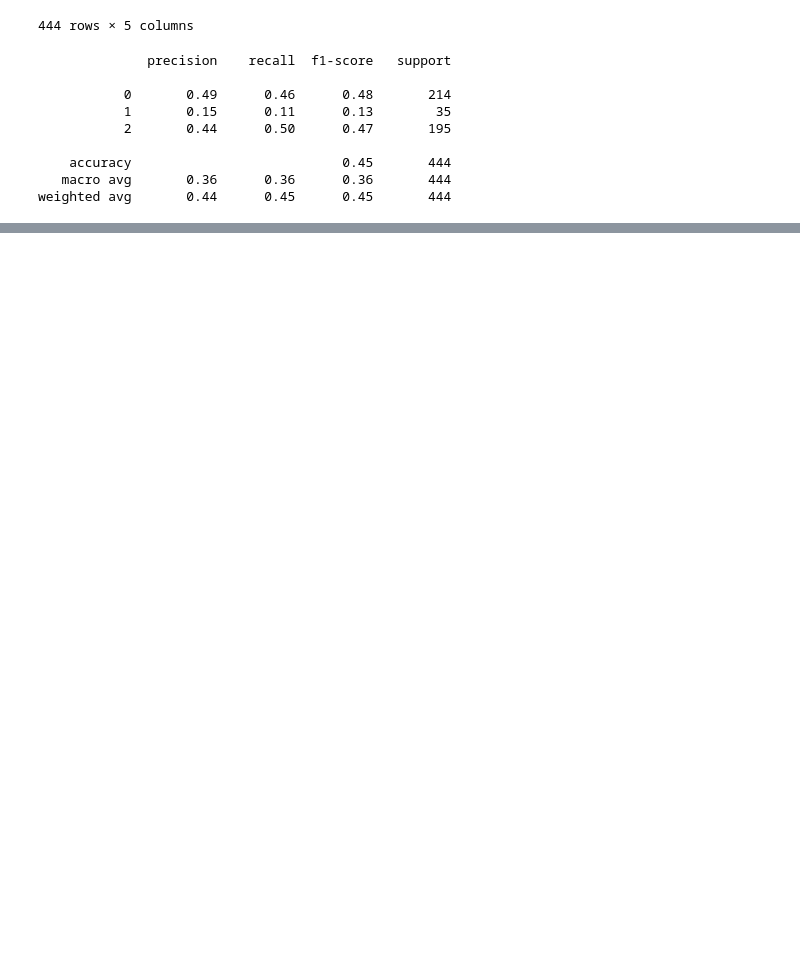
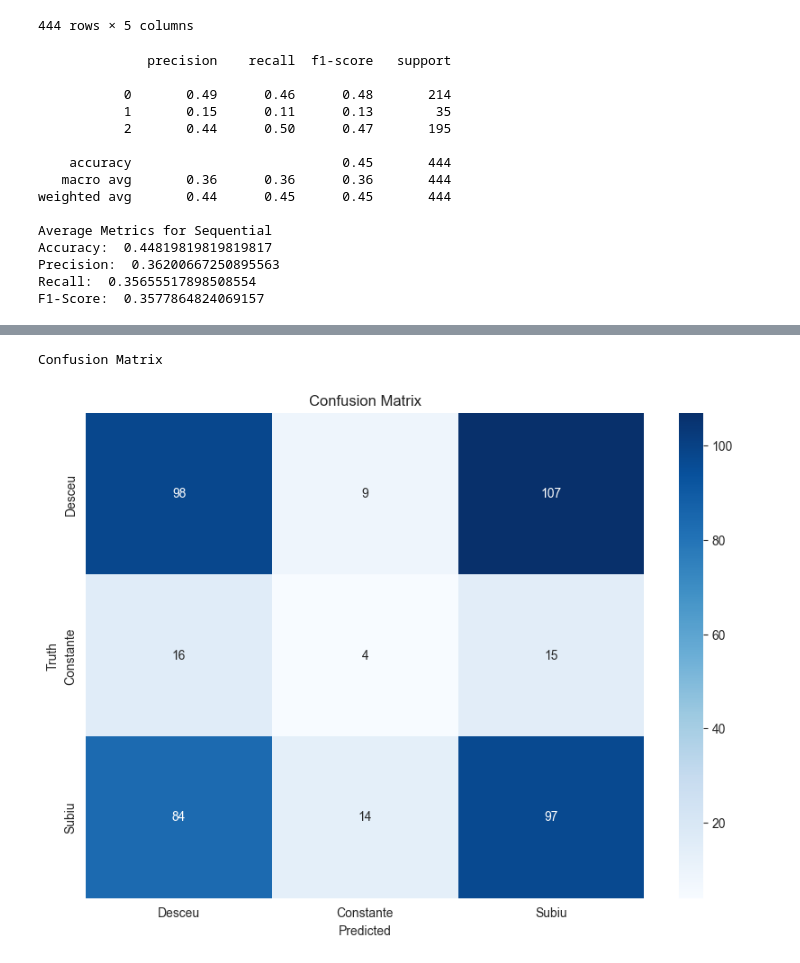
Before and after one commit to guico3lho/TCC_stock_price, a Jupyter notebook: pipeline/supervised_deep_models/evaluate_models.ipynb, the cells around one changed output, grey strips where cells are left out. Drawn from its saved outputs; the diff is of its cells as text; code cells hidden in the pictures; blank space fills up the shorter version.

```diff
--- a/pipeline/supervised_deep_models/evaluate_models.ipynb
+++ b/pipeline/supervised_deep_models/evaluate_models.ipynb
@@ -234,17 +249,26 @@ df_results
 444 rows × 5 columns
 # %%
 print(classification_report(y_test, y_pred))
-# cm = confusion_matrix(y_true=y_test, y_pred=y_pred)
-# show_confusion_matrix(cm)
+show_average_metrics(y_test, y_pred, bilstm_model.__class__.__name__)
 show_graph_metrics(y_test, y_pred, 'BiLSTM')
+cm = confusion_matrix(y_true=y_test, y_pred=y_pred)
+show_confusion_matrix(cm)
 # %% [output]
               precision    recall  f1-score   support
 
            0       0.49      0.46      0.48       214
            1       0.15      0.11      0.13        35
            2       0.44      0.50      0.47       195
 
     accuracy                           0.45       444
    macro avg       0.36      0.36      0.36       444
 weighted avg       0.44      0.45      0.45       444
+
+Average Metrics for Sequential
+Accuracy:  0.44819819819819817
+Precision:  0.36200667250895563
+Recall:  0.35655517898508554
+F1-Score:  0.3577864824069157
 [interactive output not drawn]
+Confusion Matrix
+[figure, added]
```
Also changed, not shown: parts of 5 cells of this notebook, 2 other files.
